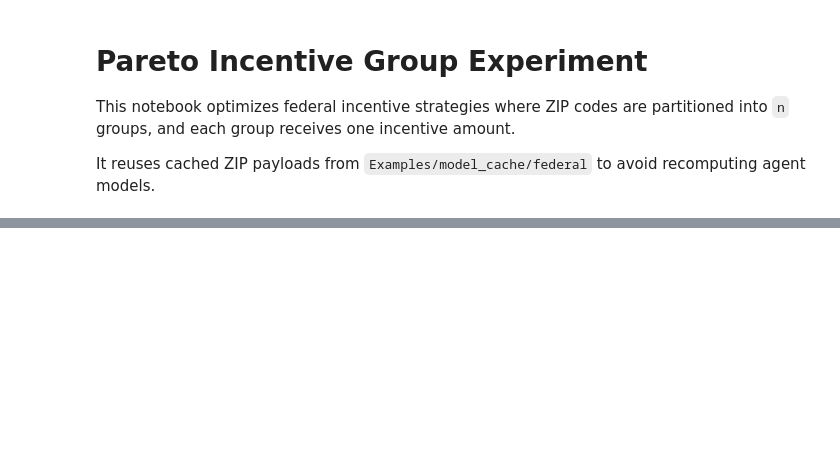
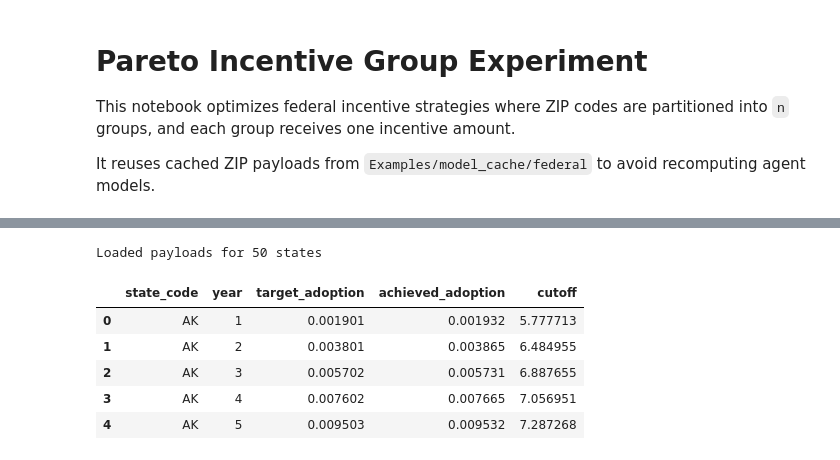
Before and after one commit to coopersigrist/SunSight, a Jupyter notebook: Examples/pareto_incentive_groups_experiment.ipynb, the cells around one changed output, grey strips where cells are left out. Saved outputs shown, nothing was run; the diff lists cells and outputs as text; code cells hidden in the pictures; blank space fills up the shorter version.

```diff
--- a/Examples/pareto_incentive_groups_experiment.ipynb
+++ b/Examples/pareto_incentive_groups_experiment.ipynb
@@ -166,34 +169,42 @@ state_cutoff_fit_rows = []
 
 for state_code in tqdm(sorted(state_payloads.keys()), desc="Calibrating state cutoffs", unit="state"):
     row = state_behavior_df[state_behavior_df["State code"] == state_code]
     if row.empty:
         continue
     row = row.iloc[0]
 
     target_curve = build_target_adoption_curve(
-        float(row["prop_adopted_status_quo"]),
+        float(row["prop_adopted_status_quo"][1:-1]),
         float(row["prop_adopted_per_year_average"]),
         YEARS_TO_SIMULATE,
         TARGET_ADOPTION_MODE,
     )
 
     ref_threshold = -REFERENCE_FEDERAL_INCENTIVE_FOR_CALIBRATION
     cutoffs, achieved = calibrate_data_based_cutoffs(state_payloads[state_code], target_curve, ref_threshold)
     state_cutoffs[state_code] = cutoffs
 
     for year in range(1, YEARS_TO_SIMULATE + 1):
         state_cutoff_fit_rows.append(
             {
                 "state_code": state_code,
                 "year": year,
                 "target_adoption": target_curve[year - 1],
                 "achieved_adoption": achieved[year - 1],
                 "cutoff": cutoffs[year - 1],
             }
         )
 
 state_cutoff_fit_df = pd.DataFrame(state_cutoff_fit_rows)
 display(state_cutoff_fit_df.head())
+# %% [output]
+Loaded payloads for 50 states
+|  | state_code | year | target_adoption | achieved_adoption | cutoff |
+| 0 | AK | 1 | 0.001901 | 0.001932 | 5.777713 |
+| 1 | AK | 2 | 0.003801 | 0.003865 | 6.484955 |
+| 2 | AK | 3 | 0.005702 | 0.005731 | 6.887655 |
+| 3 | AK | 4 | 0.007602 | 0.007665 | 7.056951 |
+| 4 | AK | 5 | 0.009503 | 0.009532 | 7.287268 |
 # %%
 zip_rows = []
 for state_code, payloads in state_payloads.items():
```
Also changed, not shown: parts of 3 cells of this notebook, 2 other files.
